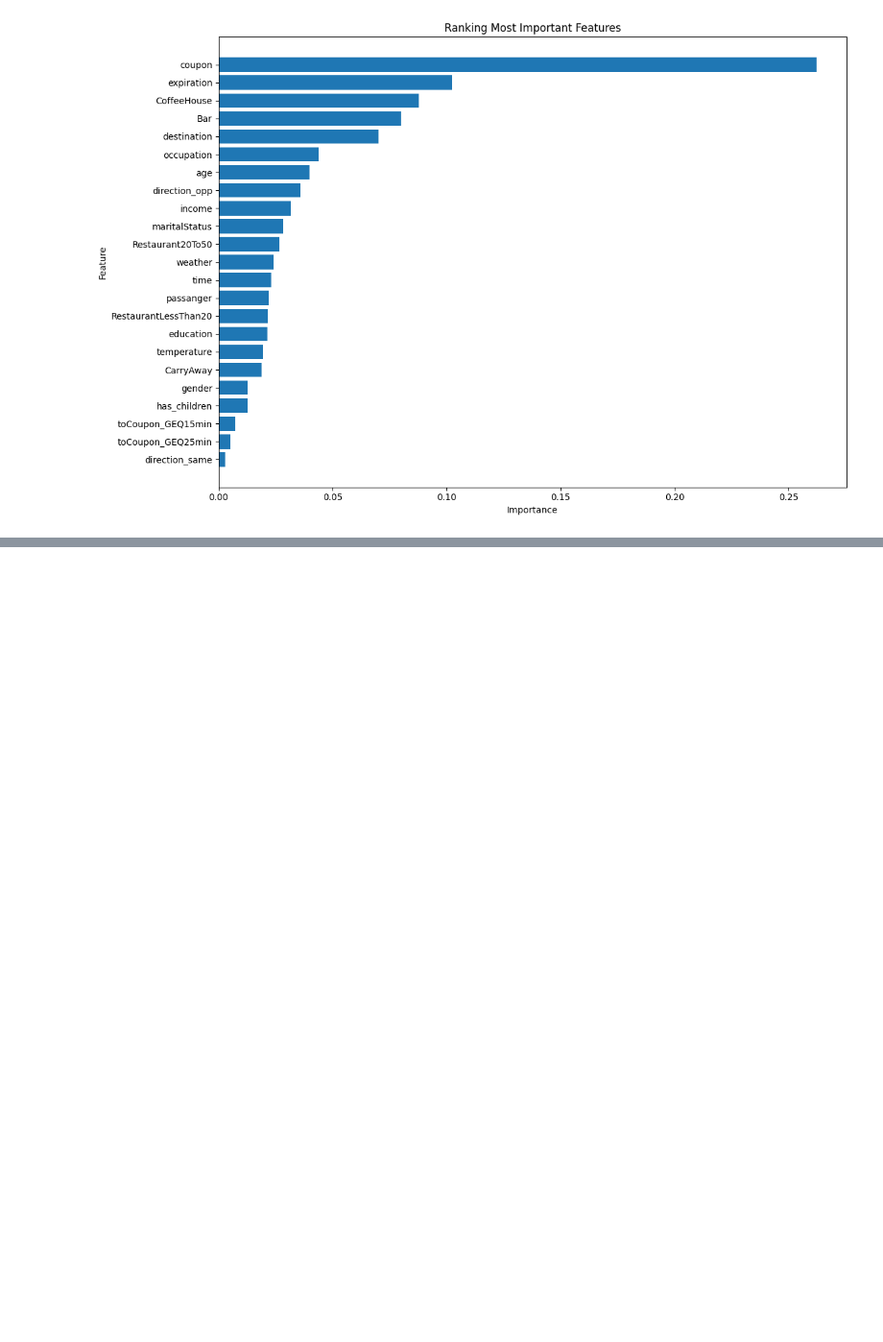
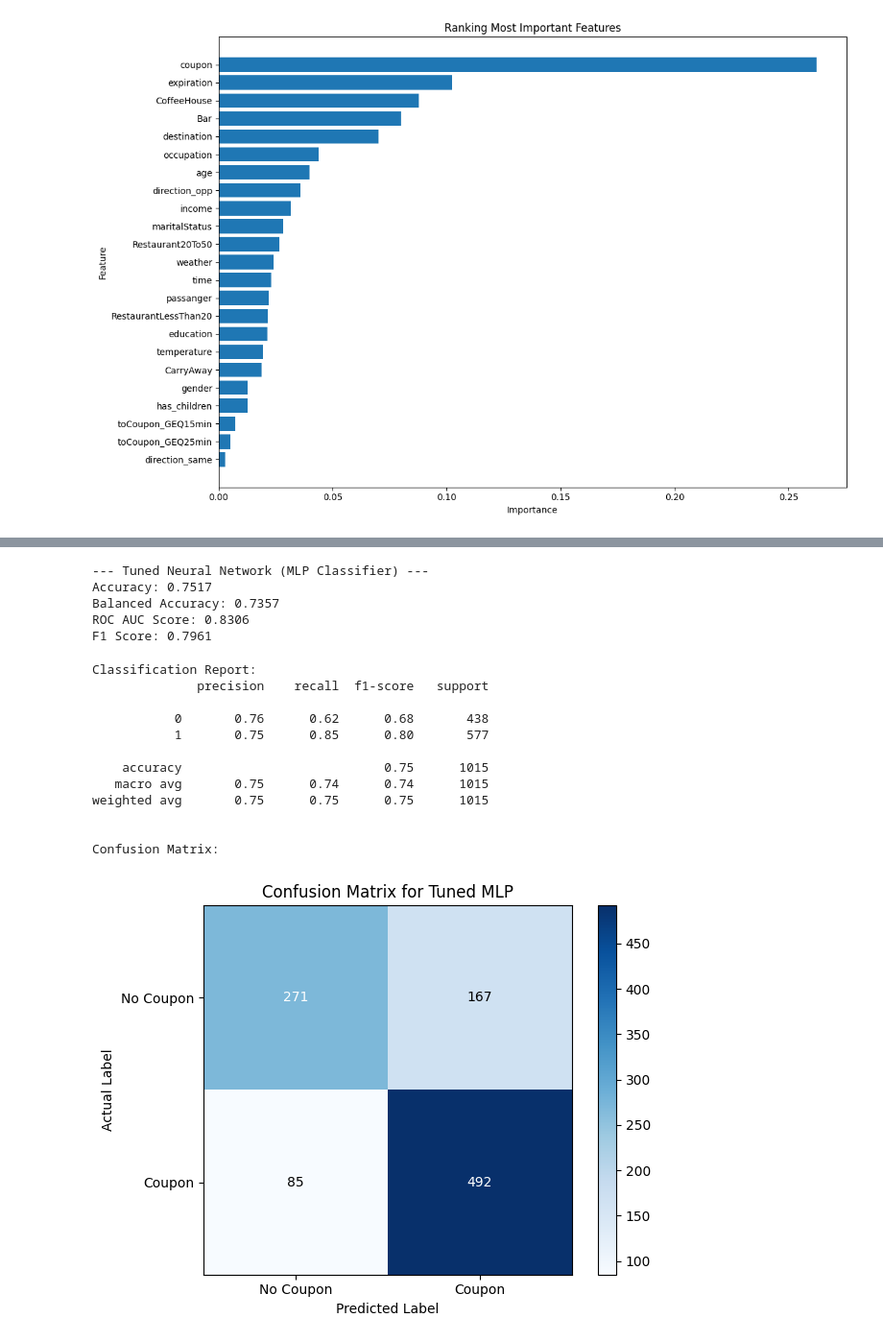
Before and after one commit to TarasKutsyk/Data-Analytics-Project, a Jupyter notebook: Data_class.ipynb, the cells around one changed output, grey strips where cells are left out. Shown: that part at 96% size. Saved outputs shown, nothing was run; the diff lists cells and outputs as text; code cells hidden in the pictures; blank space fills up the shorter version.

Commit message:
Added LR, SVM and NN models; performed hyperparam finetuning for the NN model

```diff
--- a/Data_class.ipynb
+++ b/Data_class.ipynb
@@ -483,0 +704,6 @@ Here we'll construct and save the dataset for neural networks training.
+# %%
+# Instantiate and preprocess the data
+data_obj = Data(EncConfig=EncConfig, TempType='Num', DropSpCol=True, ImputeMissing=True)
+data_for_nn = data_obj.fit()
+
+data_for_nn
@@ -483,0 +889,60 @@ Here we'll construct and save the dataset for neural networks training.
+# %%
+# Evaluate the best model on the test set
+best_mlp_model = grid_search_mlp.best_estimator_
+y_pred_best_mlp = best_mlp_model.predict(X_test_scaled)
+y_proba_best_mlp = best_mlp_model.predict_proba(X_test_scaled)[:, 1]
+
+print("\n--- Tuned Neural Network (MLP Classifier) ---")
+print(f"Accuracy: {accuracy_score(y_test, y_pred_best_mlp):.4f}")
+print(f"Balanced Accuracy: {balanced_accuracy_score(y_test, y_pred_best_mlp):.4f}")
+print(f"ROC AUC Score: {roc_auc_score(y_test, y_proba_best_mlp):.4f}")
+print(f"F1 Score: {f1_score(y_test, y_pred_best_mlp):.4f}")
+# %% [output]
+--- Tuned Neural Network (MLP Classifier) ---
+Accuracy: 0.7517
+Balanced Accuracy: 0.7357
+ROC AUC Score: 0.8306
+F1 Score: 0.7961
+# %%
+print("\nClassification Report:")
+print(classification_report(y_test, y_pred_best_mlp))
+
+# Generate and plot the confusion matrix
+print("\nConfusion Matrix:")
+cm = confusion_matrix(y_test, y_pred_best_mlp)
+
+fig, ax = plt.subplots()
+im = ax.imshow(cm, interpolation='nearest', cmap=plt.cm.Blues)
+ax.figure.colorbar(im, ax=ax)
+
+ax.set(xticks=np.arange(cm.shape[1]),
+       yticks=np.arange(cm.shape[0]),
+       xticklabels=['No Coupon', 'Coupon'], yticklabels=['No Coupon', 'Coupon'],
+       title='Confusion Matrix for Tuned MLP',
+       ylabel='Actual Label',
+       xlabel='Predicted Label')
+
+# Loop over data dimensions and create text annotations.
+thresh = cm.max() / 2.
+for i in range(cm.shape[0]):
+    for j in range(cm.shape[1]):
+        ax.text(j, i, format(cm[i, j], 'd'),
+                ha="center", va="center",
+                color="white" if cm[i, j] > thresh else "black")
+
+fig.tight_layout()
+plt.show()
+# %% [output]
+Classification Report:
+              precision    recall  f1-score   support
+
+           0       0.76      0.62      0.68       438
+           1       0.75      0.85      0.80       577
+
+    accuracy                           0.75      1015
+   macro avg       0.75      0.74      0.74      1015
+weighted avg       0.75      0.75      0.75      1015
+
+
+Confusion Matrix:
+[figure, added]
```
Also changed, not shown: parts of 34 cells of this notebook, 1 other file.
